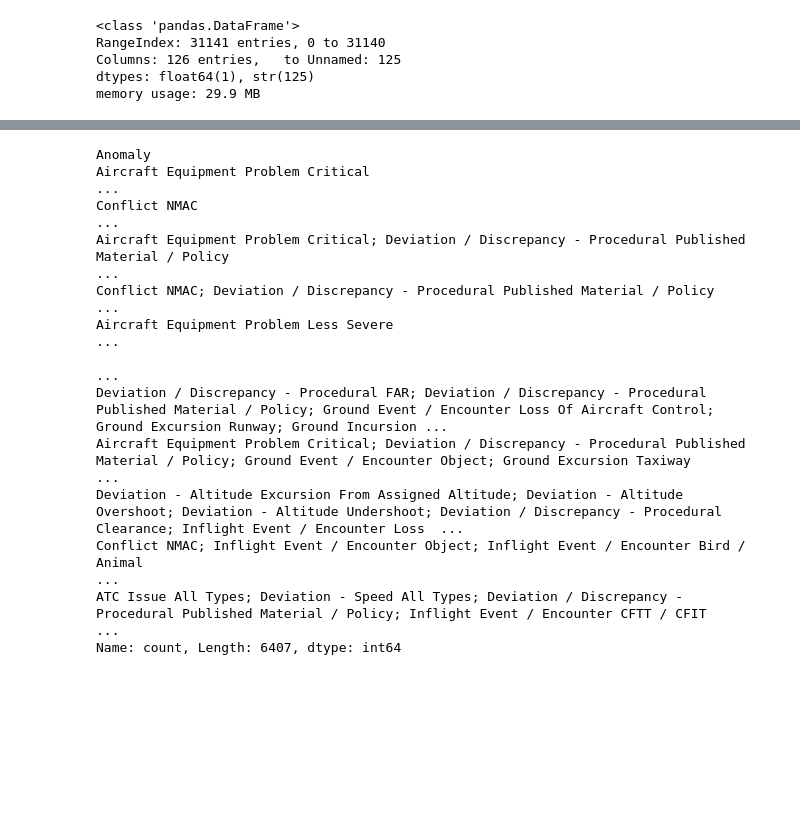
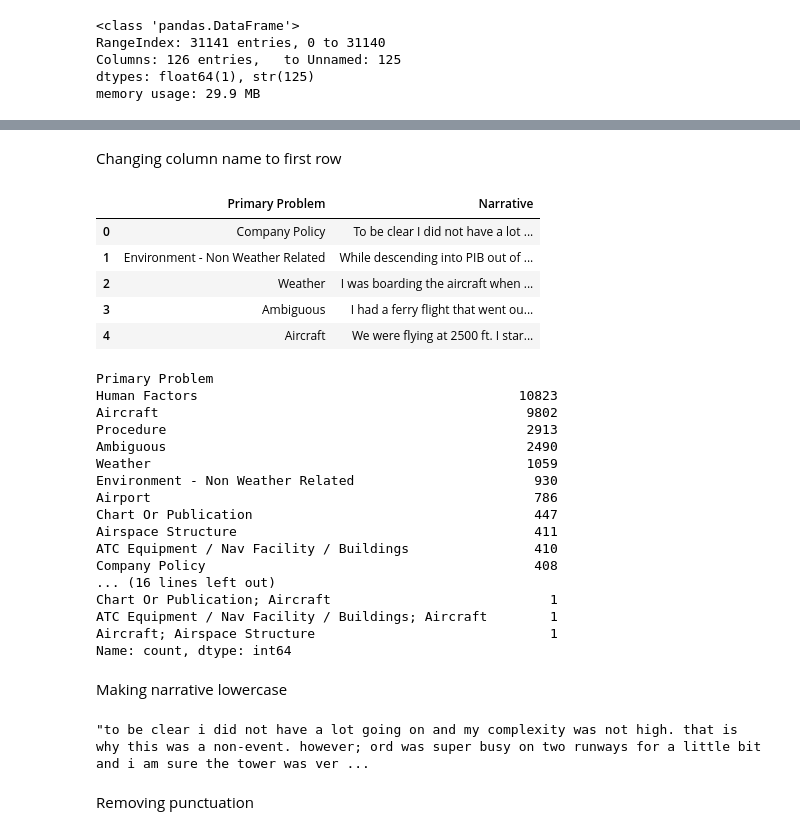
Before and after one commit to victorouma1/Final-Capstone-Project, a Jupyter notebook: cleaning.ipynb, the cells around one changed output, grey strips where cells are left out. Drawn from its saved outputs; the diff is of its cells as text; code cells hidden in the pictures; blank space fills up the shorter version.

```diff
--- a/cleaning.ipynb
+++ b/cleaning.ipynb
@@ -77,21 +89,43 @@ Report 1    0.0
 dtype: float64
+# %% [markdown]
+Changing column name to first row
 # %%
 df_1.columns = df_1.iloc[0]
 df_1 = df_1.drop(df.index[0])
 df_1 = df_1.reset_index(drop=True)
+# %%
+df_1.head()
+# %% [output]
+|  | Primary Problem | Narrative |
+| 0 | Company Policy | To be clear I did not have a lot ... |
+| 1 | Environment - Non Weather Related | While descending into PIB out of ... |
+| 2 | Weather | I was boarding the aircraft when ... |
+| 3 | Ambiguous | I had a ferry flight that went ou... |
+| 4 | Aircraft | We were flying at 2500 ft. I star... |
 # %%
-df_1['Anomaly'].value_counts()
+df_1['Primary Problem'].value_counts()
 # %% [output]
-Anomaly
-Aircraft Equipment Problem Critical                                                                                                                                                                      ...
-Conflict NMAC                                                                                                                                                                                            ...
-Aircraft Equipment Problem Critical; Deviation / Discrepancy - Procedural Published Material / Policy                                                                                                    ...
-Conflict NMAC; Deviation / Discrepancy - Procedural Published Material / Policy                                                                                                                          ...
-Aircraft Equipment Problem Less Severe                                                                                                                                                                   ...
-                                                                                                                                                                                                         ...
-Deviation / Discrepancy - Procedural FAR; Deviation / Discrepancy - Procedural Published Material / Policy; Ground Event / Encounter Loss Of Aircraft Control; Ground Excursion Runway; Ground Incursion ...
-Aircraft Equipment Problem Critical; Deviation / Discrepancy - Procedural Published Material / Policy; Ground Event / Encounter Object; Ground Excursion Taxiway                                         ...
-Deviation - Altitude Excursion From Assigned Altitude; Deviation - Altitude Overshoot; Deviation - Altitude Undershoot; Deviation / Discrepancy - Procedural Clearance; Inflight Event / Encounter Loss  ...
-Conflict NMAC; Inflight Event / Encounter Object; Inflight Event / Encounter Bird / Animal                                                                                                               ...
-ATC Issue All Types; Deviation - Speed All Types; Deviation / Discrepancy - Procedural Published Material / Policy; Inflight Event / Encounter CFTT / CFIT                                               ...
-Name: count, Length: 6407, dtype: int64
+Primary Problem
+Human Factors                                         10823
+Aircraft                                               9802
+Procedure                                              2913
+Ambiguous                                              2490
+Weather                                                1059
+Environment - Non Weather Related                       930
+Airport                                                 786
+Chart Or Publication                                    447
+Airspace Structure                                      411
+ATC Equipment / Nav Facility / Buildings                410
+Company Policy                                          408
+... (16 lines left out)
+Chart Or Publication; Aircraft                            1
+ATC Equipment / Nav Facility / Buildings; Aircraft        1
+Aircraft; Airspace Structure                              1
+Name: count, dtype: int64
+# %% [markdown]
+Making narrative lowercase
+# %%
+df_1['Narrative'] = df_1['Narrative'].str.lower()
+df_1['Narrative'][0]
+# %% [output]
+"to be clear i did not have a lot going on and my complexity was not high. that is why this was a non-event. however; ord was super busy on two runways for a little bit and i am sure the tower was ver ...
@@ -97,0 +134,2 @@ Name: count, Length: 6407, dtype: int64
+# %% [markdown]
+Removing punctuation
```
Also changed, not shown: parts of 34 cells of this notebook.
